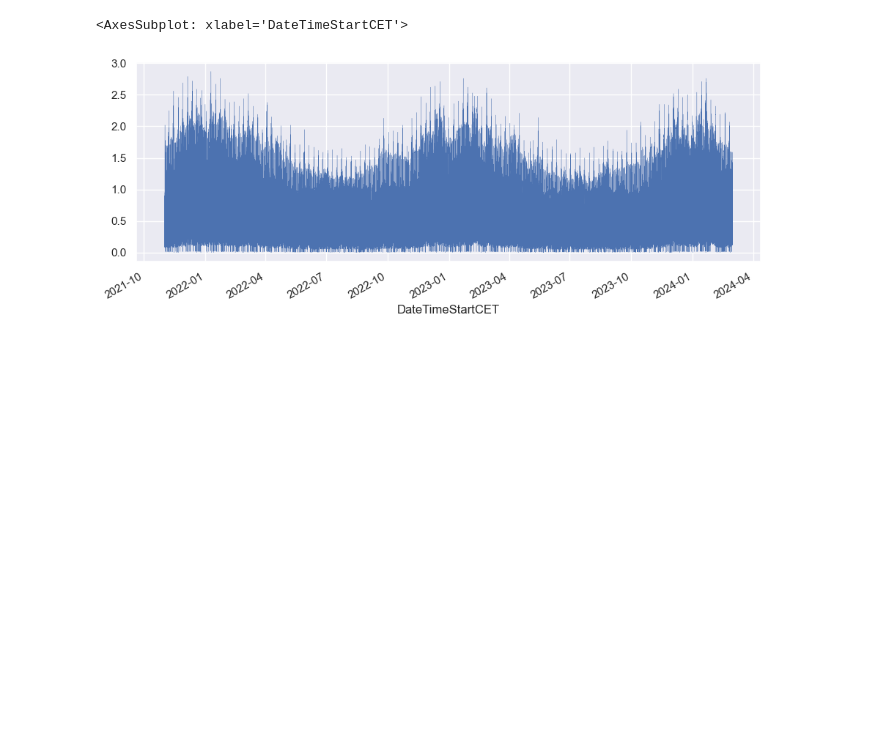
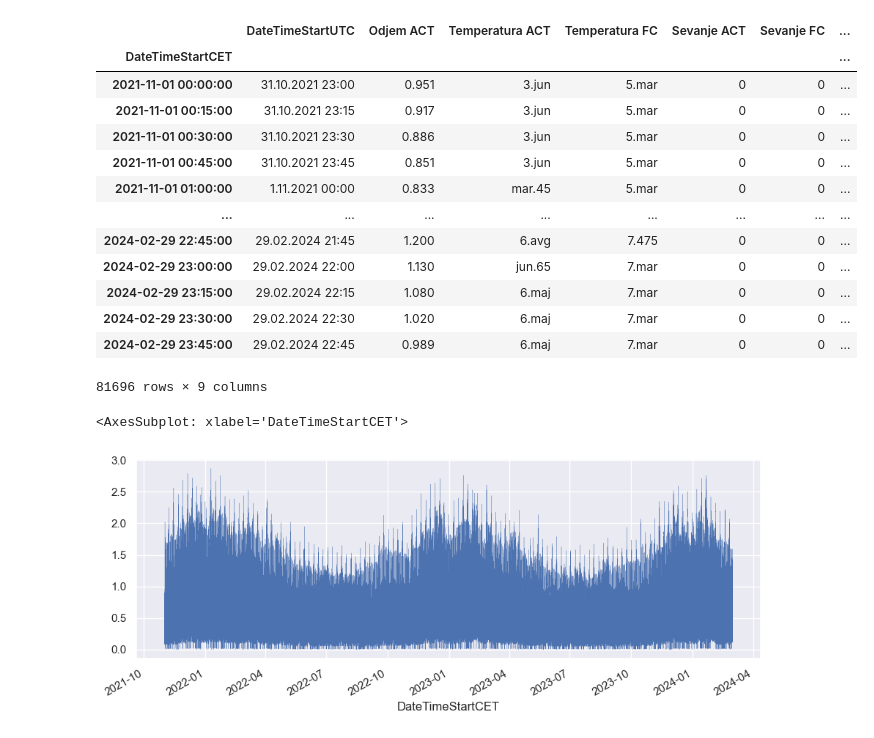
Before and after one commit to karolina-sa/Matematika-z-racunalnikom-projekt, a Jupyter notebook: analiza_casovne_vrste.ipynb, the cells around one changed output. Cells and saved outputs as stored; diff of their text form; code cells hidden in the pictures; blank space fills up the shorter version.

```diff
--- a/analiza_casovne_vrste.ipynb
+++ b/analiza_casovne_vrste.ipynb
@@ -1,20 +12,31 @@
 # %%
-## knjižnice:
-import pandas as pd
-import numpy as np
-import os.path
-import matplotlib.pyplot as plt
-import seaborn as sns
-
 ## podatki, ki so nam jih poslali:
 podatki = pd.read_csv(os.path.join('C:/Users/Uporabnik/OneDrive/Namizje/SOLA/MAGISTERIJ/MATEMATIKA Z RACUNALNIKOM/GospodinjskiOdjemalci.csv'), sep=';')
 podatki["DateTimeStartCET"] = pd.to_datetime(podatki["DateTimeStartCET"], format="%d.%m.%Y %H:%M")
 
 podatki['Odjem ACT'] = podatki['Odjem ACT'].str.replace(',','.').astype(np.float64)
 
 podatki = podatki.set_index('DateTimeStartCET')
 podatki['Year'] = podatki.index.year
 podatki['Month'] = podatki.index.month
+podatki['Day'] = podatki.index.date
+
+podatki
+# %% [output]
+|  | DateTimeStartUTC | Odjem ACT | Temperatura ACT | Temperatura FC | Sevanje ACT | Sevanje FC | ... |
+| DateTimeStartCET |  |  |  |  |  |  | ... |
+| 2021-11-01 00:00:00 | 31.10.2021 23:00 | 0.951 | 3.jun | 5.mar | 0 | 0 | ... |
+| 2021-11-01 00:15:00 | 31.10.2021 23:15 | 0.917 | 3.jun | 5.mar | 0 | 0 | ... |
+| 2021-11-01 00:30:00 | 31.10.2021 23:30 | 0.886 | 3.jun | 5.mar | 0 | 0 | ... |
+| 2021-11-01 00:45:00 | 31.10.2021 23:45 | 0.851 | 3.jun | 5.mar | 0 | 0 | ... |
+| 2021-11-01 01:00:00 | 1.11.2021 00:00 | 0.833 | mar.45 | 5.mar | 0 | 0 | ... |
+| ... | ... | ... | ... | ... | ... | ... | ... |
+| 2024-02-29 22:45:00 | 29.02.2024 21:45 | 1.200 | 6.avg | 7.475 | 0 | 0 | ... |
+| 2024-02-29 23:00:00 | 29.02.2024 22:00 | 1.130 | jun.65 | 7.mar | 0 | 0 | ... |
+| 2024-02-29 23:15:00 | 29.02.2024 22:15 | 1.080 | 6.maj | 7.mar | 0 | 0 | ... |
+| 2024-02-29 23:30:00 | 29.02.2024 22:30 | 1.020 | 6.maj | 7.mar | 0 | 0 | ... |
+| 2024-02-29 23:45:00 | 29.02.2024 22:45 | 0.989 | 6.maj | 7.mar | 0 | 0 | ... |
+81696 rows × 9 columns
 # %%
 ## Vizualizacija
 sns.set(rc={'figure.figsize':(11, 4)}) # sets the default figure size
```
Also changed, not shown: parts of 8 cells of this notebook.
